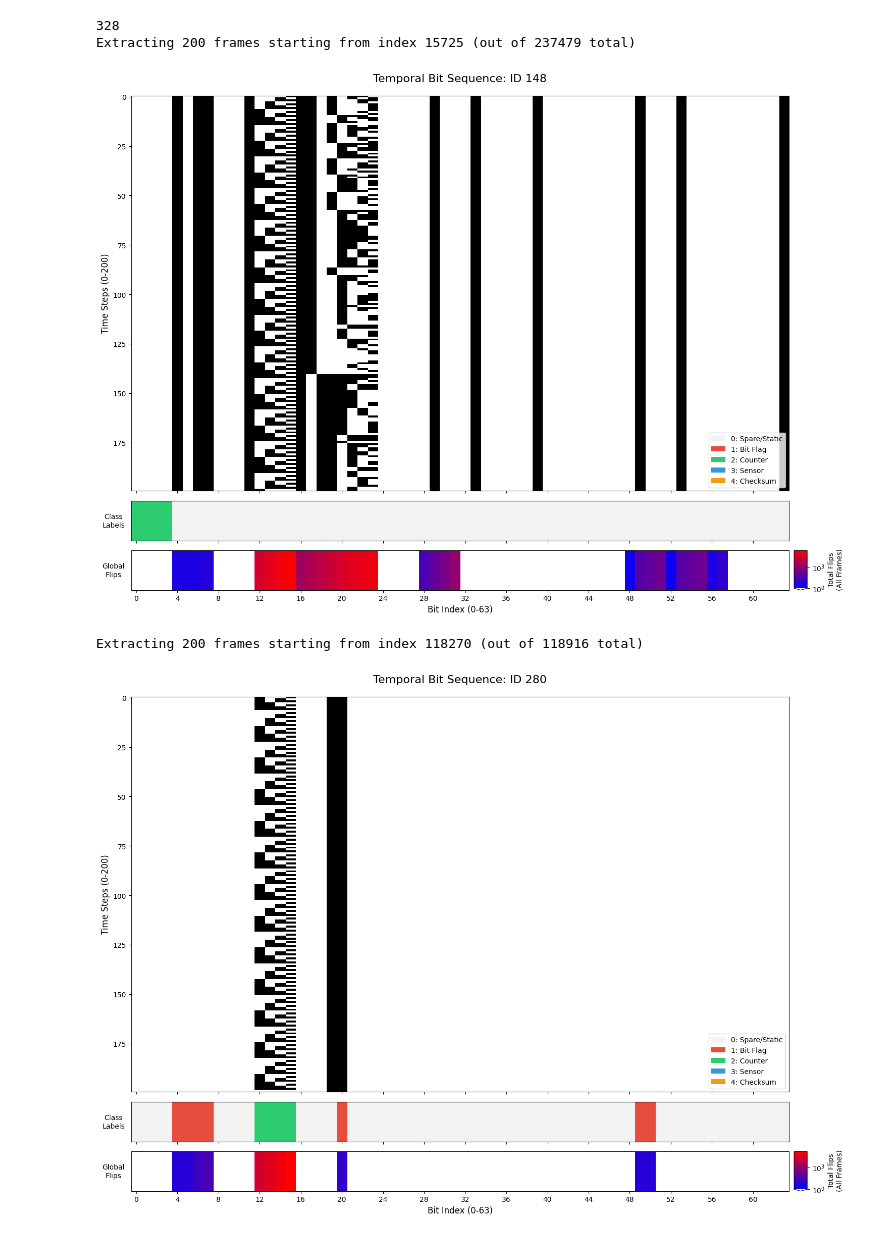
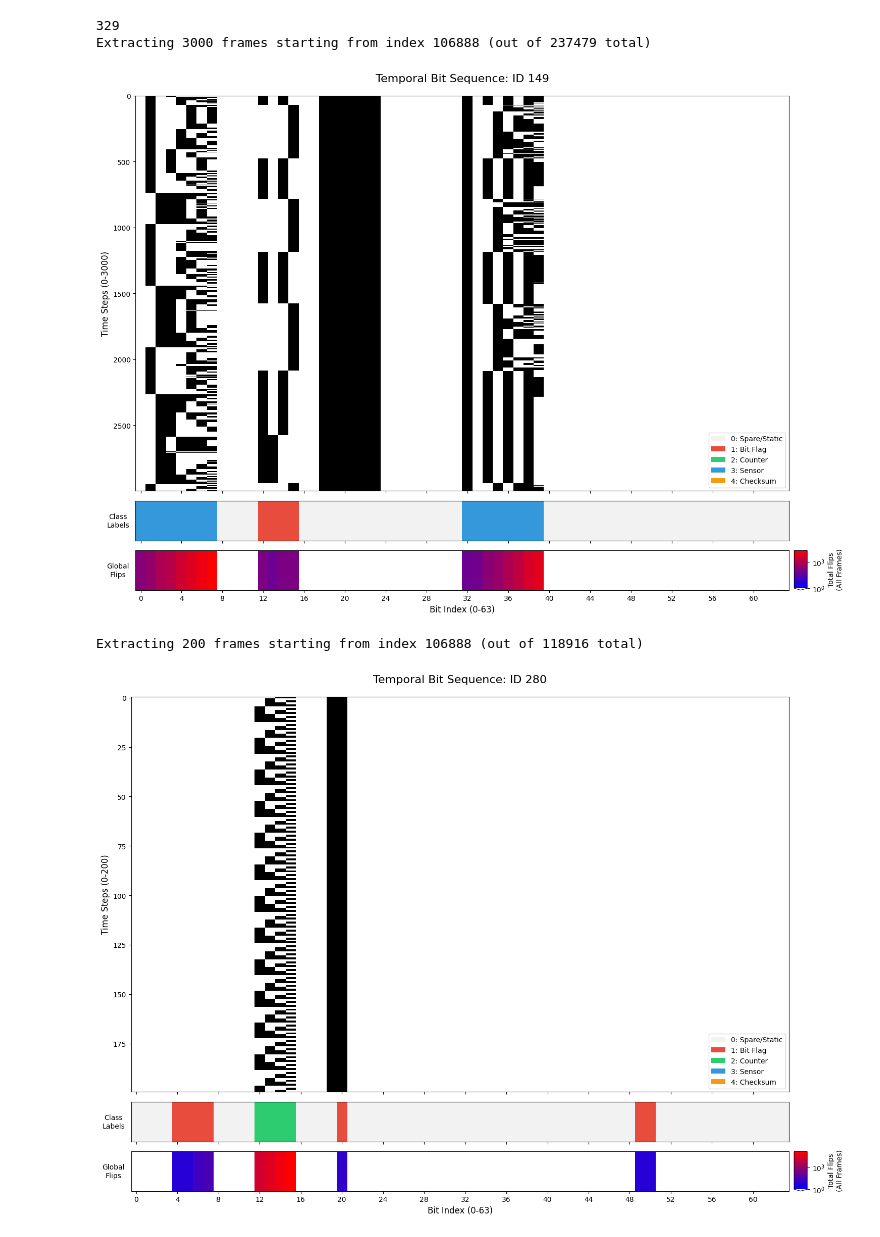
Before and after one commit to CraigAA/CAN_Reverse_Engineering_Project, a Jupyter notebook: datapipeline.ipynb, the cells around one changed output. Cells and saved outputs as stored; diff of their text form; code cells hidden in the pictures.

```diff
--- a/datapipeline.ipynb
+++ b/datapipeline.ipynb
@@ -127,15 +127,47 @@ Impreza_Ground_Labels = {
     ],
 
     '148': [
-    # Byte 1: 4-bit Counter, 4 Static
-    2, 2, 2, 2, 0, 0, 0, 0,
+    # Byte 1: 4 Static 4 bit
+    0, 0, 0, 0, 1, 1, 1, 1,
+    # Byte 2: 4 Static 4-bit counter
+    0, 0, 0, 0, 2, 2, 2, 2,
+    # Byte 3: sensor
+    3, 3, 3, 3, 3, 3, 3, 3,
+    0, 0, 0, 0, 1, 1, 1, 1,
     0, 0, 0, 0, 0, 0, 0, 0,
     0, 0, 0, 0, 0, 0, 0, 0,
+    1, 1, 1, 1, 1, 1, 1, 1,
+    1, 1, 0, 0, 0, 0, 0, 0
+    ],
+
+    '149': [
+    # Byte 1: 4-bit Counter, 4 Static
+    3, 3, 3, 3, 3, 3, 3, 3,
+    0, 0, 0, 0, 1, 1, 1, 1,
     0, 0, 0, 0, 0, 0, 0, 0,
     0, 0, 0, 0, 0, 0, 0, 0,
+    3, 3, 3, 3, 3, 3, 3, 3,
     0, 0, 0, 0, 0, 0, 0, 0,
     0, 0, 0, 0, 0, 0, 0, 0,
     0, 0, 0, 0, 0, 0, 0, 0
+    ],
+
+
+    '15A': [
+    # Byte 1 (2-3 bit flag 4-7 counter)
+    0, 0, 1, 1, 2, 2, 2, 2,
+    # Byte 2
+    1, 0, 1, 1, 1, 0, 0, 0,
+    # Byte 3
+    0, 0, 0, 0, 1, 1, 0, 1,
+    # Byte 4
+    0, 0, 0, 0, 0, 0, 0, 0,
+    # Byte 5
+    0, 0, 0, 0, 0, 0, 0, 0,
+    # Byte 6 (bit flags)
+    0, 0, 0, 0, 0, 0, 0, 0,
+    0, 0, 1, 1, 1, 0, 1, 0,
+    0, 0, 0, 0, 1, 0, 1, 1,
     ],
 
     '0D0': [
@@ -331,17 +391,17 @@ def get_single_window_for_id(file_path, target_id, window_size=50, seed=123):
 # %%
-target_id = '148'
-print(int(0x148))
+target_id = '149'
+print(int(0x149))
 labels_list = Impreza_Ground_Labels[target_id]
 
-window_tensor = get_single_window_for_id(log_path, target_id, window_size=200)
+window_tensor = get_single_window_for_id(log_path, target_id, window_size=3000)
 
 global_flips = get_global_bit_flips(log_path, target_id)
 
 plot_labeled_window(window_tensor, labels_list, target_id, global_flips)
 # %% [output]
-328
-Extracting 200 frames starting from index 15725 (out of 237479 total)
+329
+Extracting 3000 frames starting from index 106888 (out of 237479 total)
-[figure, old version]
+[figure, new version]
 # %%
 target_id = '280'
 labels_list = Impreza_Ground_Labels[target_id]
@@ -352,8 +412,8 @@ global_flips = get_global_bit_flips(log_path, target_id)
 
 plot_labeled_window(window_tensor, labels_list, target_id, global_flips)
 # %% [output]
-Extracting 200 frames starting from index 118270 (out of 118916 total)
+Extracting 200 frames starting from index 106888 (out of 118916 total)
-[figure, old version]
+[figure, new version]
 # %%
 target_id = '0D0'
 labels_list = Impreza_Ground_Labels[target_id]
```
Also changed, not shown: parts of 7 cells of this notebook, 2 other files.
